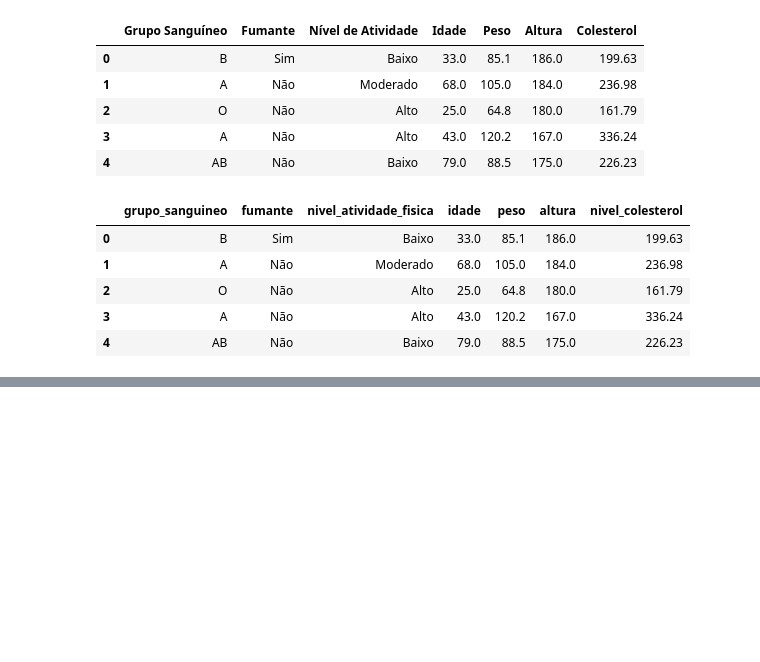
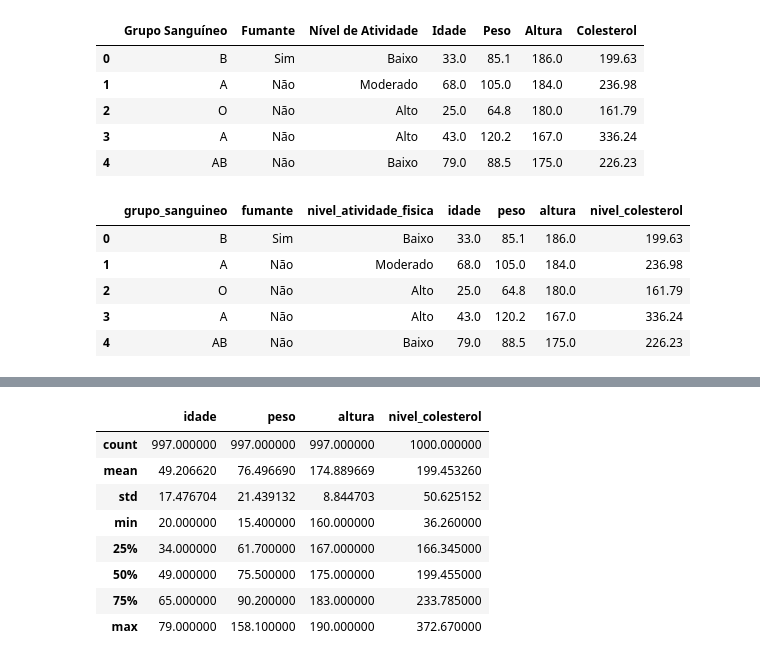
Before and after one commit to angelomedeiros/formacao-ia-regressao-linear-multipla, a Jupyter notebook: modelo_colesterol.ipynb, the cells around one changed output, grey strips where cells are left out. Drawn from its saved outputs; the diff is of its cells as text; code cells hidden in the pictures; blank space fills up the shorter version.

```diff
--- a/modelo_colesterol.ipynb
+++ b/modelo_colesterol.ipynb
@@ -64,0 +104,12 @@ df_colesterol_bucket = df_colesterol.copy()
+# %%
+df_colesterol_eda.describe()
+# %% [output]
+|  | idade | peso | altura | nivel_colesterol |
+| count | 997.000000 | 997.000000 | 997.000000 | 1000.000000 |
+| mean | 49.206620 | 76.496690 | 174.889669 | 199.453260 |
+| std | 17.476704 | 21.439132 | 8.844703 | 50.625152 |
+| min | 20.000000 | 15.400000 | 160.000000 | 36.260000 |
+| 25% | 34.000000 | 61.700000 | 167.000000 | 166.345000 |
+| 50% | 49.000000 | 75.500000 | 175.000000 | 199.455000 |
+| 75% | 65.000000 | 90.200000 | 183.000000 | 233.785000 |
+| max | 79.000000 | 158.100000 | 190.000000 | 372.670000 |
```
Also changed, not shown: parts of 11 cells of this notebook.
